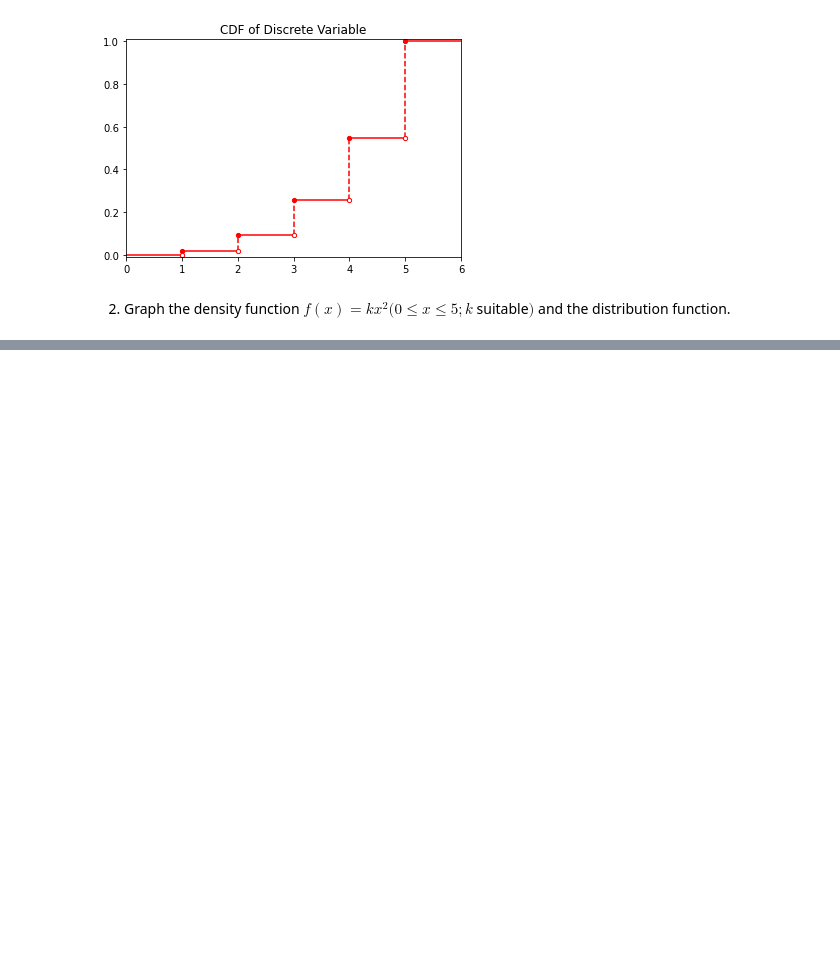
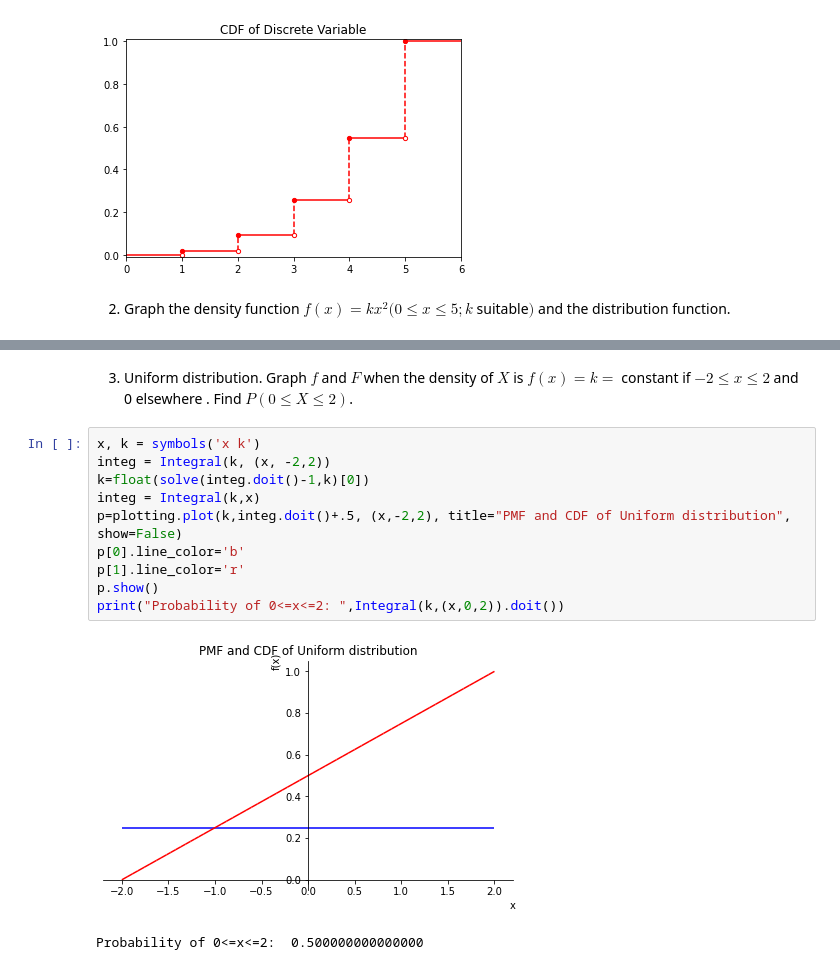
Before and after one commit to ChocolatePadmanaban/Solutions-For-Kreszig-Advanced-Engineering-Mathematics, a Jupyter notebook: Chapter 24 Data Analysis Probability Theory /Problem Set 24.5.ipynb, the cells around one changed output, grey strips where cells are left out. Drawn from its saved outputs; the diff is of its cells as text; blank space fills up the shorter version.

```diff
--- a/Chapter 24 Data Analysis Probability Theory /Problem Set 24.5.ipynb
+++ b/Chapter 24 Data Analysis Probability Theory /Problem Set 24.5.ipynb
@@ -61,3 +61,18 @@ p[1].line_color='r'
 p.show()
 # %% [output]
 [figure]
+# %% [markdown]
+3. Uniform distribution. Graph $f$ and $F$ when the density of $X$ is $f(x) = k =$ constant if $-2 \leq x \leq2$ and 0 elsewhere . Find $P(0 \leq X \leq 2)$.
+# %%
+x, k = symbols('x k')
+integ = Integral(k, (x, -2,2))
+k=float(solve(integ.doit()-1,k)[0])
+integ = Integral(k,x)
+p=plotting.plot(k,integ.doit()+.5, (x,-2,2), title="PMF and CDF of Uniform distribution", show=False)
+p[0].line_color='b'
+p[1].line_color='r'
+p.show()
+print("Probability of 0<=x<=2: ",Integral(k,(x,0,2)).doit())
+# %% [output]
+[figure, added]
+Probability of 0<=x<=2:  0.500000000000000
```
Also changed, not shown: parts of 1 cell of this notebook.
